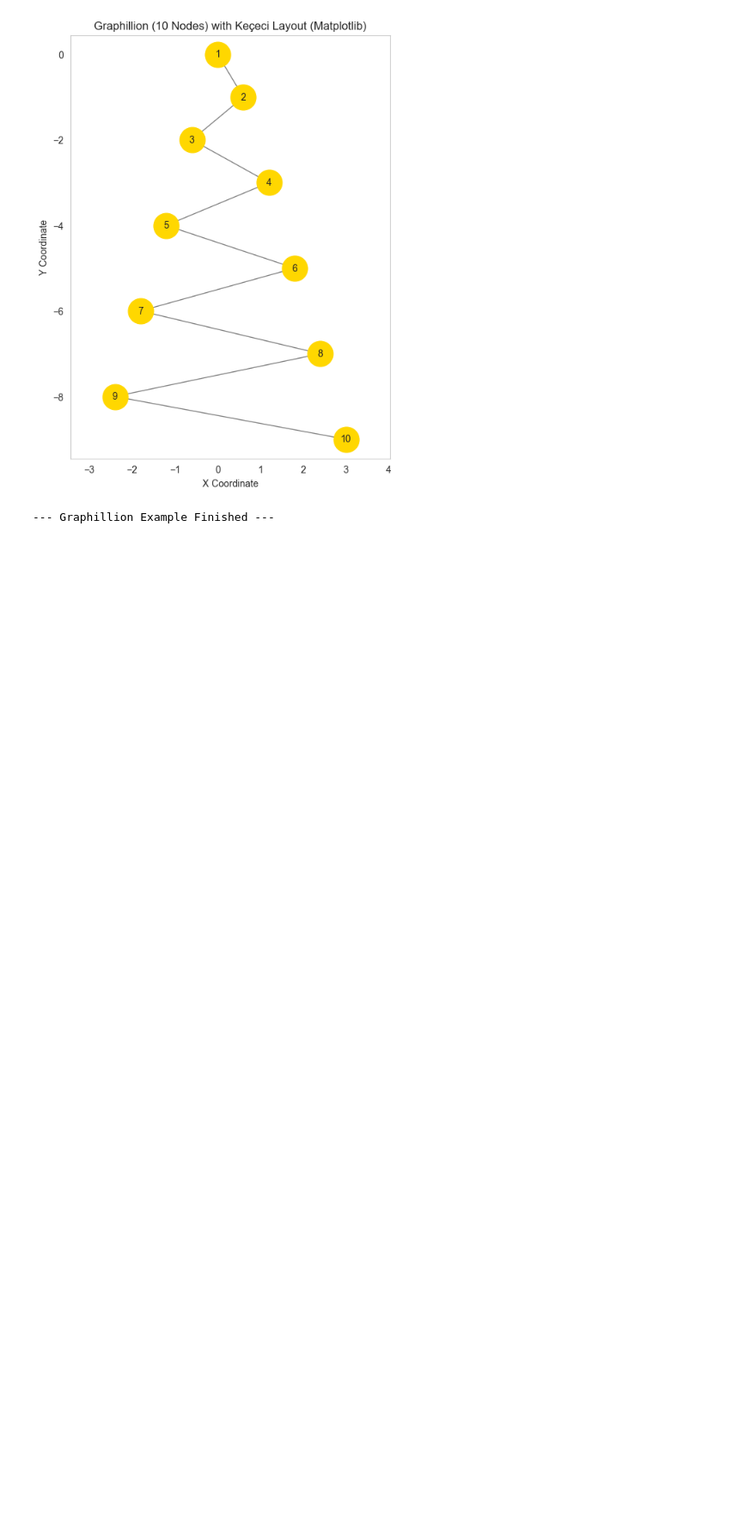
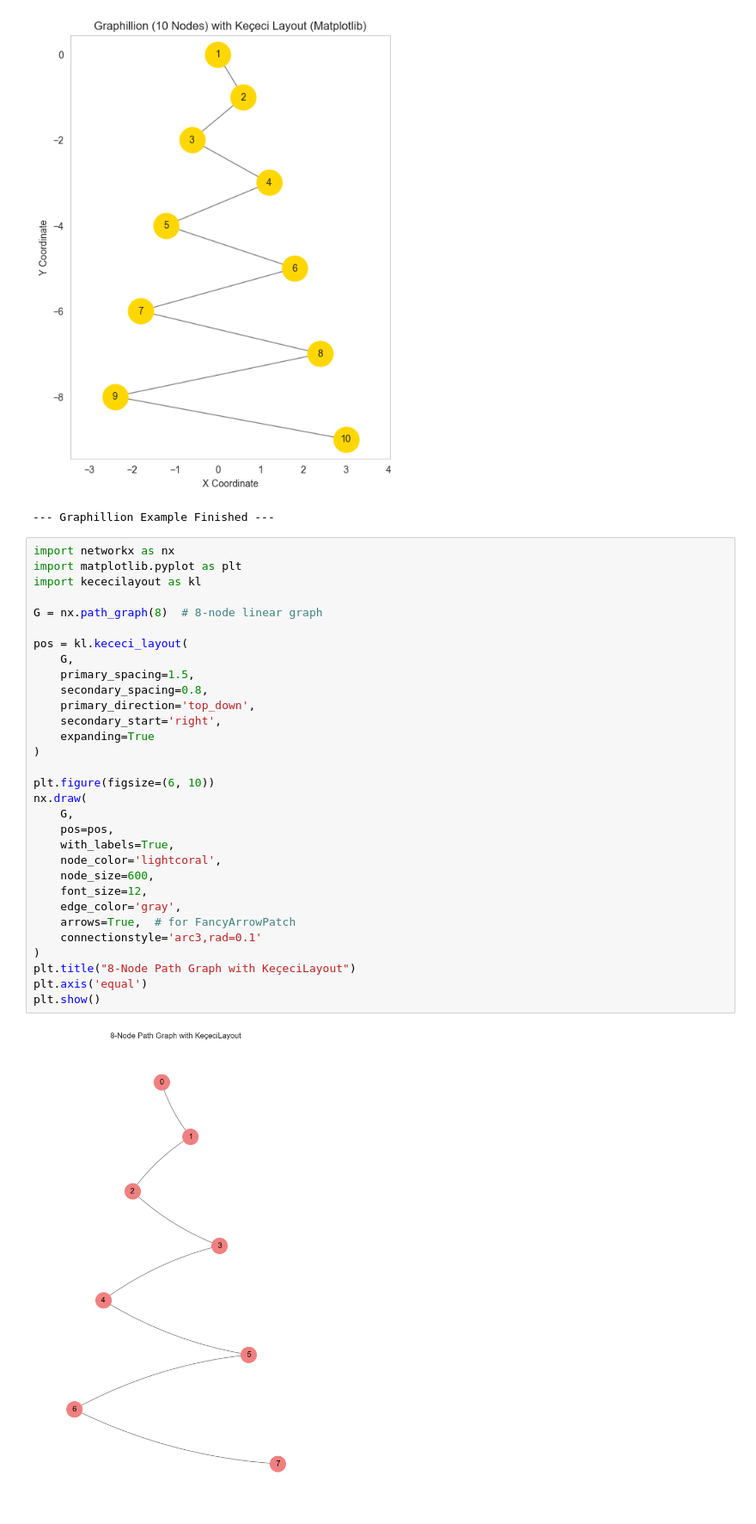
Before and after one commit to WhiteSymmetry/kececilayout, a Jupyter notebook: examples/kececilayout-1.ipynb, the cells around one changed output. Shown at 86% size. Saved outputs shown, nothing was run; the diff lists cells and outputs as text; blank space fills up the shorter version.

```diff
--- a/examples/kececilayout-1.ipynb
+++ b/examples/kececilayout-1.ipynb
@@ -637,3 +659,36 @@ Calculating Keçeci Layout...
 Plotting graph using Matplotlib...
 [figure]
 --- Graphillion Example Finished ---
+# %%
+import networkx as nx
+import matplotlib.pyplot as plt
+import kececilayout as kl
+
+G = nx.path_graph(8)  # 8-node linear graph
+
+pos = kl.kececi_layout(
+    G,
+    primary_spacing=1.5,
+    secondary_spacing=0.8,
+    primary_direction='top_down',
+    secondary_start='right',
+    expanding=True
+)
+
+plt.figure(figsize=(6, 10))
+nx.draw(
+    G,
+    pos=pos,
+    with_labels=True,
+    node_color='lightcoral',
+    node_size=600,
+    font_size=12,
+    edge_color='gray',
+    arrows=True,  # for FancyArrowPatch
+    connectionstyle='arc3,rad=0.1'
+)
+plt.title("8-Node Path Graph with KeçeciLayout")
+plt.axis('equal')
+plt.show()
+# %% [output]
+[figure, added]
```
Also changed, not shown: parts of 3 cells of this notebook.
